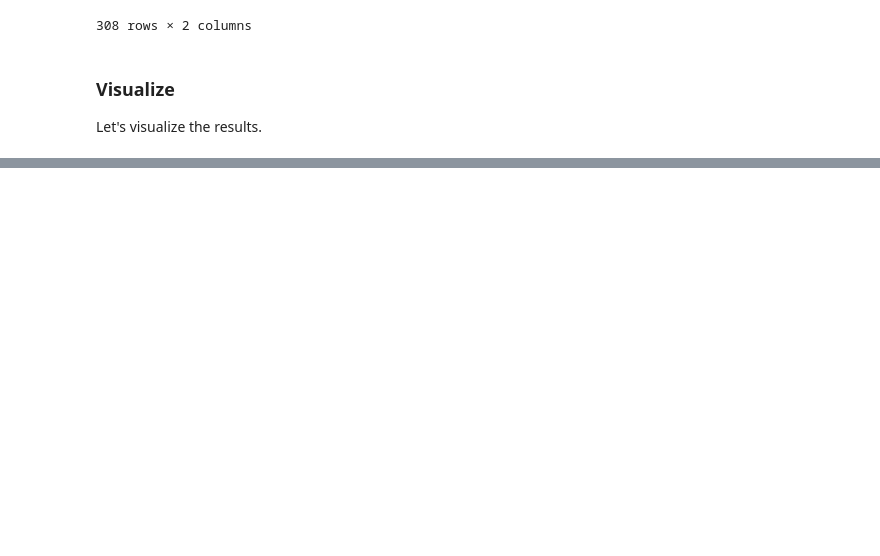
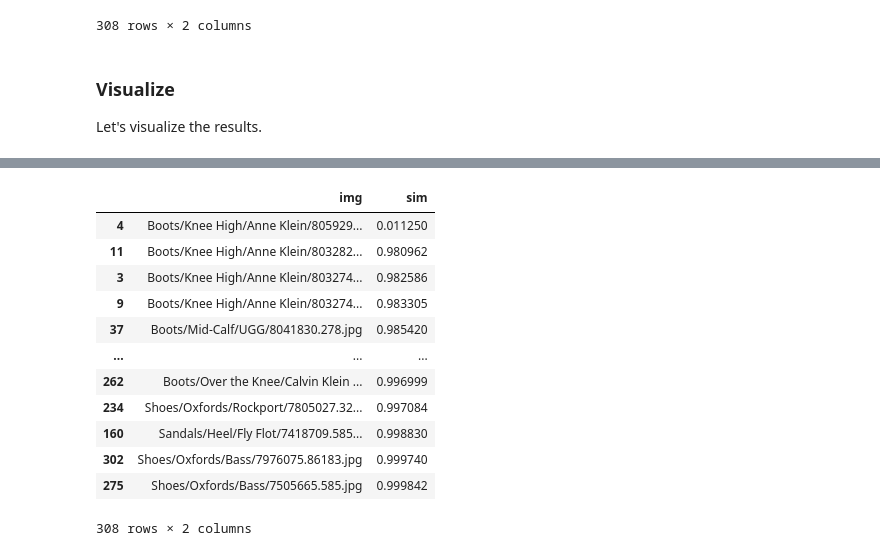
Before and after one commit to dylan-tong-aws/pytorch-image-similarity, a Jupyter notebook: notebooks/reinvent_pytorch_siamese_network.ipynb, the cells around one changed output, grey strips where cells are left out. Cells and saved outputs as stored; diff of their text form; code cells hidden in the pictures; blank space fills up the shorter version.

```diff
--- a/notebooks/reinvent_pytorch_siamese_network.ipynb
+++ b/notebooks/reinvent_pytorch_siamese_network.ipynb
@@ -590,0 +661,27 @@ my_tuner.delete_endpoint()
+# %%
+from torchvision import transforms
+from PIL import Image
+
+TRANSFORMATIONS = \
+transforms.Compose([
+    transforms.Resize(224), \
+    transforms.ToTensor(), \
+    transforms.Normalize(mean=[0.485, 0.456, 0.406],std=[0.229, 0.224, 0.225]) \
+])
+
+
+PRODUCT = "Boots/Knee High/Anne Klein/8059298.310.jpg"
+
+IMG1_LOC = os.path.join(WORKING_DIR,"data/"+PRODUCT)
+ZAPPOS50K_SAMPLE_INDEX = "zappos50k-partial-index.csv"
+
+os.system("aws s3 cp "+DOWNLOAD_S3URI+"/index/"+ZAPPOS50K_SAMPLE_INDEX+" "+
+      os.path.join(WORKING_DIR,ZAPPOS50K_SAMPLE_INDEX) +
+      " --source-region us-west-2 --region "+ WORKSHOP_REGION)
+
+def getImageTensor(img_path, transform):
+
+    image = Image.open(img_path)
+    image_tensor = transform(image)
+
+    return image_tensor
@@ -590,0 +694,32 @@ my_tuner.delete_endpoint()
+# %%
+import numpy as np
+import pandas as pd
+
+img1 = getImageTensor(IMG1_LOC, TRANSFORMATIONS)
+df = pd.read_csv(ZAPPOS50K_SAMPLE_INDEX, header=None, usecols=[0], names=['img'])
+
+for (i,r) in df.iterrows() :
+
+    img2 = getImageTensor(LOCAL_DATA_DIR+'/'+r['img'], TRANSFORMATIONS)
+    imgPair= np.vstack((img1,img2))
+    res= tuned_predictor.predict(imgPair)
+    df.at[i,'sim'] = float(res['similarity'])
+
+df= df.sort_values(['sim'], ascending=True)
+
+pd.set_option("display.max_rows",10)
+display(df)
+# %% [output]
+|  | img | sim |
+| 4 | Boots/Knee High/Anne Klein/805929... | 0.011250 |
+| 11 | Boots/Knee High/Anne Klein/803282... | 0.980962 |
+| 3 | Boots/Knee High/Anne Klein/803274... | 0.982586 |
+| 9 | Boots/Knee High/Anne Klein/803274... | 0.983305 |
+| 37 | Boots/Mid-Calf/UGG/8041830.278.jpg | 0.985420 |
+| ... | ... | ... |
+| 262 | Boots/Over the Knee/Calvin Klein ... | 0.996999 |
+| 234 | Shoes/Oxfords/Rockport/7805027.32... | 0.997084 |
+| 160 | Sandals/Heel/Fly Flot/7418709.585... | 0.998830 |
+| 302 | Shoes/Oxfords/Bass/7976075.86183.jpg | 0.999740 |
+| 275 | Shoes/Oxfords/Bass/7505665.585.jpg | 0.999842 |
+308 rows × 2 columns
```
Also changed, not shown: parts of 28 cells of this notebook.
